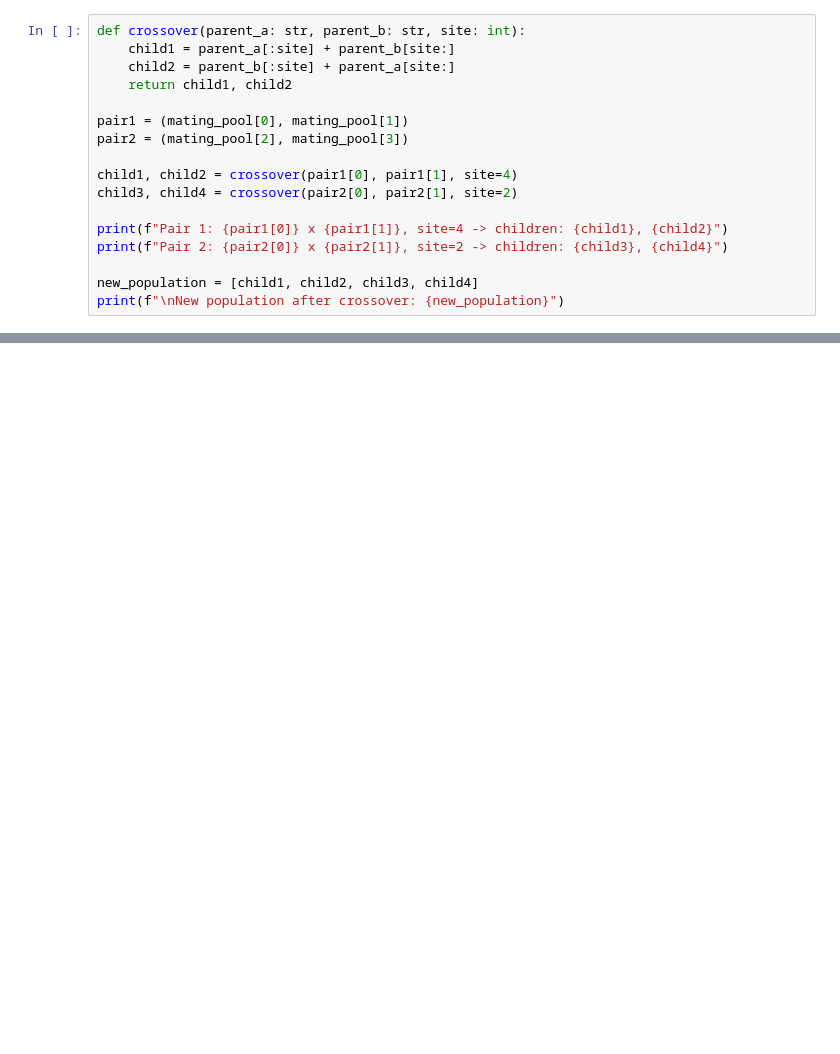
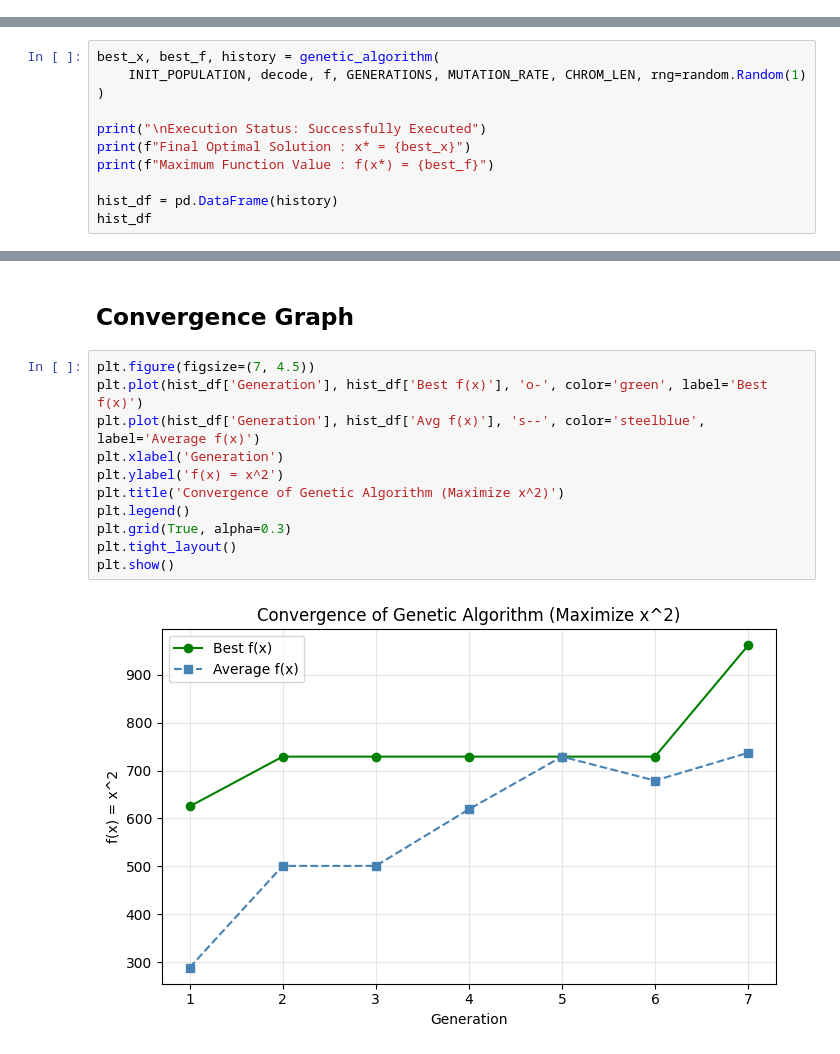
Before and after one commit to Ak62007/SML-Lab-ED408, a Jupyter notebook: notebooks/Genetic_Algorithm_Maximize_q1.ipynb, the cells around one changed output, grey strips where cells are left out. Drawn from its saved outputs; the diff is of its cells as text; blank space fills up the shorter version.

```diff
--- a/notebooks/Genetic_Algorithm_Maximize_q1.ipynb
+++ b/notebooks/Genetic_Algorithm_Maximize_q1.ipynb
@@ -114,17 +71,0 @@ Pair up the mating pool sequentially: (mate 1, mate 2) and (mate 3, mate 4).
-# %%
-def crossover(parent_a: str, parent_b: str, site: int):
-    child1 = parent_a[:site] + parent_b[site:]
-    child2 = parent_b[:site] + parent_a[site:]
-    return child1, child2
-
-pair1 = (mating_pool[0], mating_pool[1])
-pair2 = (mating_pool[2], mating_pool[3])
-
-child1, child2 = crossover(pair1[0], pair1[1], site=4)
-child3, child4 = crossover(pair2[0], pair2[1], site=2)
-
-print(f"Pair 1: {pair1[0]} x {pair1[1]}, site=4 -> children: {child1}, {child2}")
-print(f"Pair 2: {pair2[0]} x {pair2[1]}, site=2 -> children: {child3}, {child4}")
-
-new_population = [child1, child2, child3, child4]
-print(f"\nNew population after crossover: {new_population}")
@@ -192,0 +129,11 @@ summary
+# %%
+best_x, best_f, history = genetic_algorithm(
+    INIT_POPULATION, decode, f, GENERATIONS, MUTATION_RATE, CHROM_LEN, rng=random.Random(1)
+)
+
+print("\nExecution Status: Successfully Executed")
+print(f"Final Optimal Solution : x* = {best_x}")
+print(f"Maximum Function Value : f(x*) = {best_f}")
+
+hist_df = pd.DataFrame(history)
+hist_df
@@ -192,0 +154,15 @@ summary
+# %% [markdown]
+## Convergence Graph
+# %%
+plt.figure(figsize=(7, 4.5))
+plt.plot(hist_df['Generation'], hist_df['Best f(x)'], 'o-', color='green', label='Best f(x)')
+plt.plot(hist_df['Generation'], hist_df['Avg f(x)'], 's--', color='steelblue', label='Average f(x)')
+plt.xlabel('Generation')
+plt.ylabel('f(x) = x^2')
+plt.title('Convergence of Genetic Algorithm (Maximize x^2)')
+plt.legend()
+plt.grid(True, alpha=0.3)
+plt.tight_layout()
+plt.show()
+# %% [output]
+[figure, added]
```
Also changed, not shown: parts of 26 cells of this notebook, 2 other files.
